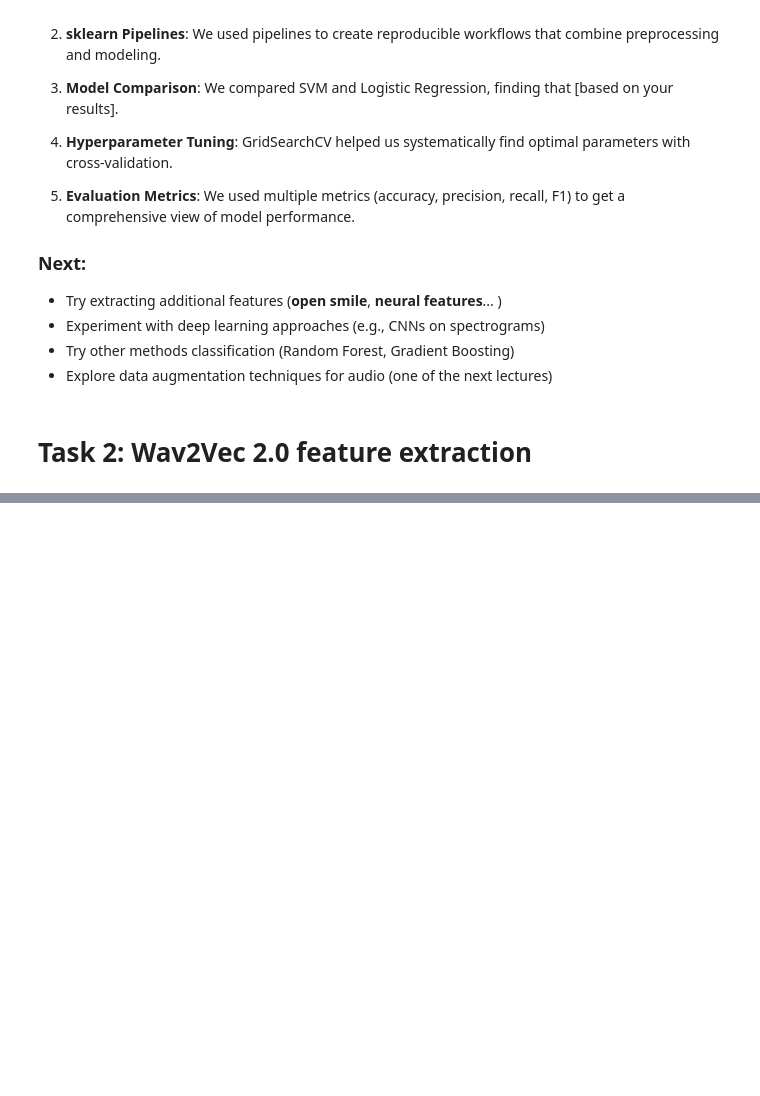
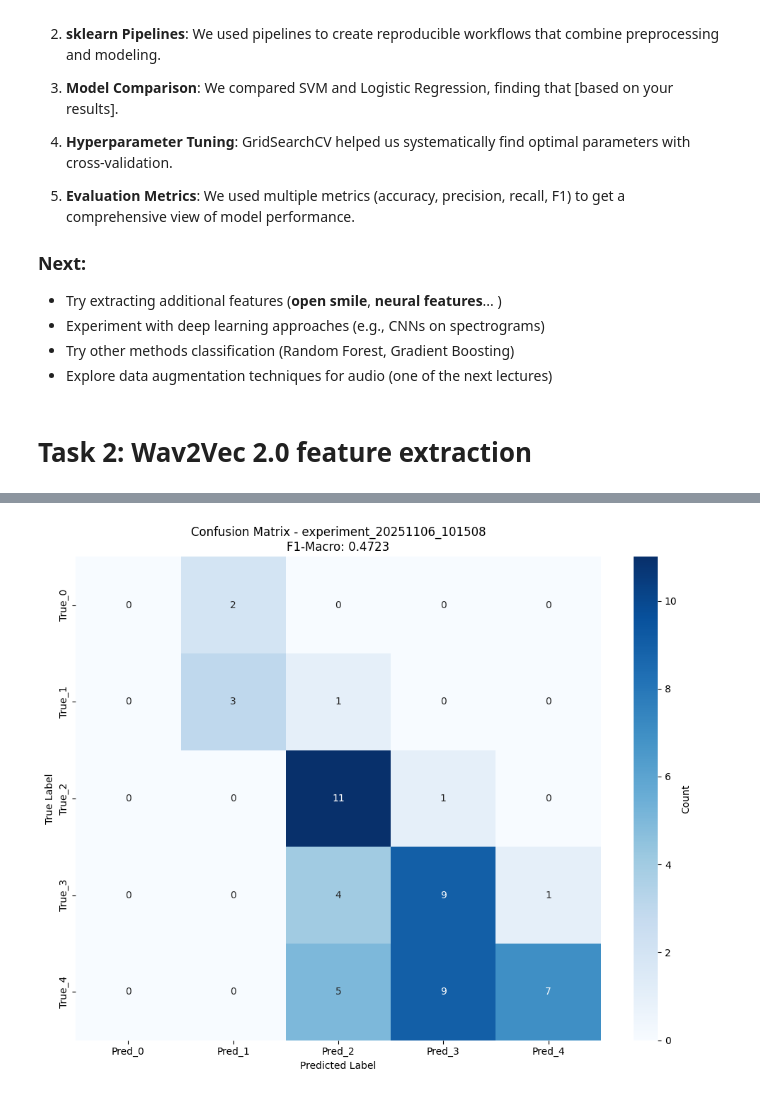
Before and after one commit to SandroDiakourakis/-SLP_PStA_Team_Drzimalla_Diakourakis, a Jupyter notebook: notebooks/SAND_TASK_1.ipynb, the cells around one changed output, grey strips where cells are left out. Cells and saved outputs as stored; diff of their text form; code cells hidden in the pictures; blank space fills up the shorter version.

```diff
--- a/notebooks/SAND_TASK_1.ipynb
+++ b/notebooks/SAND_TASK_1.ipynb
@@ -1233,0 +1256,94 @@ weighted avg       0.51      0.53      0.51        55
+# %%
+# Load detailed results for the best model
+best_exp_path = EXPERIMENTS_PATH / best_exp_name
+
+# Load classification report
+classification_report_path = best_exp_path / 'validation_results' / 'classification_report.txt'
+if classification_report_path.exists():
+    print("\n" + "="*80)
+    print("📋 CLASSIFICATION REPORT (Best Model)")
+    print("="*80)
+    with open(classification_report_path, 'r') as f:
+        print(f.read())
+
+# Load confusion matrix
+confusion_matrix_path = best_exp_path / 'validation_results' / 'confusion_matrix.csv'
+if confusion_matrix_path.exists():
+    cm_df = pd.read_csv(confusion_matrix_path, index_col=0)
+
+    print("\n" + "="*80)
+    print("🔢 CONFUSION MATRIX (Best Model)")
+    print("="*80)
+    display(cm_df)
+
+    # Plot confusion matrix
+    plt.figure(figsize=(10, 8))
+    sns.heatmap(cm_df, annot=True, fmt='d', cmap='Blues', cbar_kws={'label': 'Count'})
+    plt.title(f'Confusion Matrix - {best_exp_name}\nF1-Macro: {best_idx["f1_macro"]:.4f}')
+    plt.ylabel('True Label')
+    plt.xlabel('Predicted Label')
+    plt.tight_layout()
+    plt.show()
+
+# Load training history
+training_history_path = best_exp_path / 'training_history.csv'
+if training_history_path.exists():
+    history_df = pd.read_csv(training_history_path)
+
+    print("\n" + "="*80)
+    print("📈 TRAINING HISTORY (Best Model)")
+    print("="*80)
+    display(history_df)
+
+    # Plot training curves
+    fig, axes = plt.subplots(2, 2, figsize=(15, 10))
+
+    # Loss
+    ax1 = axes[0, 0]
+    ax1.plot(history_df['epoch'], history_df['train_loss'], 'b-', label='Train Loss', marker='o')
+    ax1.plot(history_df['epoch'], history_df['val_loss'], 'r-', label='Val Loss', marker='s')
+    ax1.axvline(x=best_idx['best_epoch'], color='g', linestyle='--', alpha=0.7, label=f'Best Epoch ({best_idx["best_epoch"]})')
+    ax1.set_xlabel('Epoch')
+    ax1.set_ylabel('Loss')
+    ax1.set_title('Training and Validation Loss')
+    ax1.legend()
+    ax1.grid(True, alpha=0.3)
+
+    # Accuracy
+    ax2 = axes[0, 1]
+    ax2.plot(history_df['epoch'], history_df['train_acc'], 'b-', label='Train Accuracy', marker='o')
+    ax2.plot(history_df['epoch'], history_df['val_acc'], 'r-', label='Val Accuracy', marker='s')
+    ax2.axvline(x=best_idx['best_epoch'], color='g', linestyle='--', alpha=0.7, label=f'Best Epoch ({best_idx["best_epoch"]})')
+    ax2.set_xlabel('Epoch')
+    ax2.set_ylabel('Accuracy')
+    ax2.set_title('Training and Validation Accuracy')
+    ax2.legend()
+    ax2.grid(True, alpha=0.3)
+
+    # Loss Difference (Generalization Gap)
+    ax3 = axes[1, 0]
+    loss_diff = history_df['val_loss'] - history_df['train_loss']
+    ax3.plot(history_df['epoch'], loss_diff, 'purple', label='Val Loss - Train Loss', marker='D')
+    ax3.axvline(x=best_idx['best_epoch'], color='g', linestyle='--', alpha=0.7, label=f'Best Epoch ({best_idx["best_epoch"]})')
+    ax3.axhline(y=0, color='k', linestyle='-', alpha=0.3)
+    ax3.set_xlabel('Epoch')
+    ax3.set_ylabel('Loss Difference')
+    ax3.set_title('Generalization Gap (Val - Train Loss)')
+    ax3.legend()
+    ax3.grid(True, alpha=0.3)
+
+    # Overfitting indicator
+    ax4 = axes[1, 1]
+    overfitting = history_df['train_acc'] - history_df['val_acc']
+    ax4.plot(history_df['epoch'], overfitting, 'orange', label='Train-Val Gap', marker='x')
+    ax4.axhline(y=0, color='k', linestyle='-', alpha=0.3)
+    ax4.axvline(x=best_idx['best_epoch'], color='g', linestyle='--', alpha=0.7, label=f'Best Epoch ({best_idx["best_epoch"]})')
+    ax4.set_xlabel('Epoch')
+    ax4.set_ylabel('Accuracy Gap')
+    ax4.set_title('Overfitting Indicator (Train - Val Accuracy)')
+    ax4.legend()
+    ax4.grid(True, alpha=0.3)
+
+    plt.tight_layout()
+    plt.show()
+# %% [output]
@@ -1233,0 +1375 @@ weighted avg       0.51      0.53      0.51        55
+[figure, added]
```
Also changed, not shown: parts of 34 cells of this notebook.
